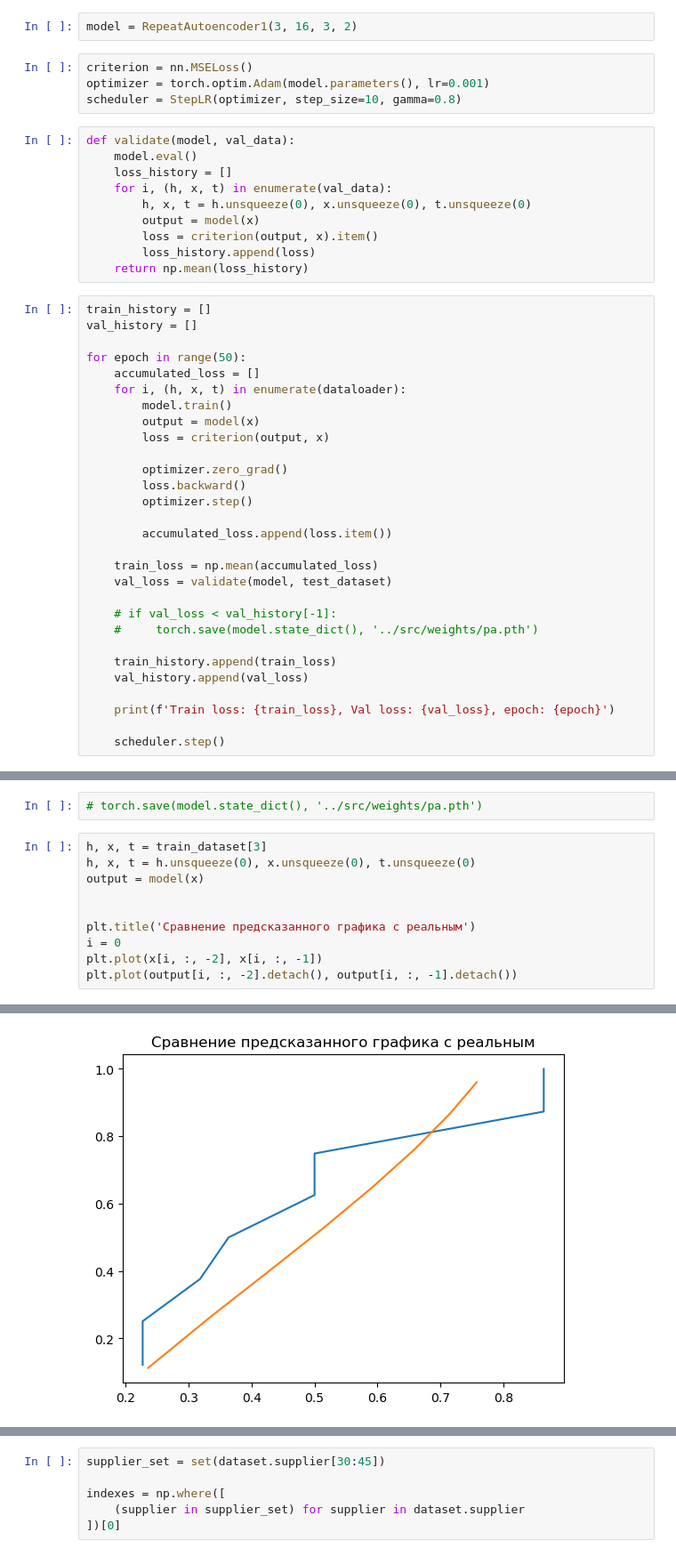
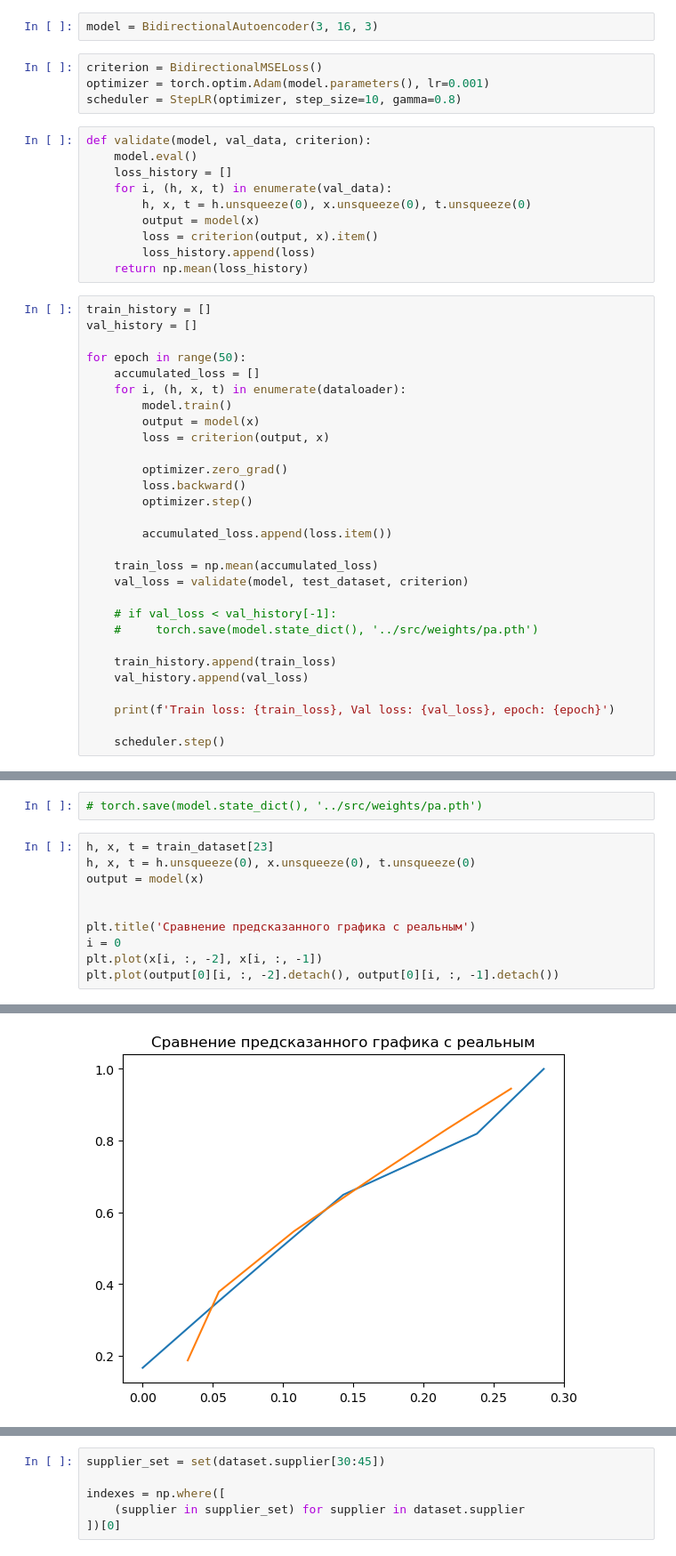
Before and after one commit to my-sas/Suppliers-time-series-analysis, a Jupyter notebook: notebooks/LSTM.ipynb, the cells around one changed output, grey strips where cells are left out. Shown at 89% size. Drawn from its saved outputs; the diff is of its cells as text.

```diff
--- a/notebooks/LSTM.ipynb
+++ b/notebooks/LSTM.ipynb
@@ -38,13 +39,13 @@ sampler = SequenceLengthSampler(lengths, bucket_boundaries, batch_size=16)
 
 dataloader = DataLoader(train_dataset, collate_fn=pad_collate, batch_sampler=sampler)
 # %%
-model = RepeatAutoencoder1(3, 16, 3, 2)
+model = BidirectionalAutoencoder(3, 16, 3)
 # %%
-criterion = nn.MSELoss()
+criterion = BidirectionalMSELoss()
 optimizer = torch.optim.Adam(model.parameters(), lr=0.001)
 scheduler = StepLR(optimizer, step_size=10, gamma=0.8)
 # %%
-def validate(model, val_data):
+def validate(model, val_data, criterion):
     model.eval()
     loss_history = []
     for i, (h, x, t) in enumerate(val_data):
@@ -71,7 +72,7 @@ for epoch in range(50):
         accumulated_loss.append(loss.item())
 
     train_loss = np.mean(accumulated_loss)
-    val_loss = validate(model, test_dataset)
+    val_loss = validate(model, test_dataset, criterion)
 
     # if val_loss < val_history[-1]:
     #     torch.save(model.state_dict(), '../src/weights/pa.pth')
@@ -109,18 +118,18 @@ plt.plot(val_history)
 # %%
 # torch.save(model.state_dict(), '../src/weights/pa.pth')
 # %%
-h, x, t = train_dataset[3]
+h, x, t = train_dataset[23]
 h, x, t = h.unsqueeze(0), x.unsqueeze(0), t.unsqueeze(0)
 output = model(x)
 
 
 plt.title('Сравнение предсказанного графика с реальным')
 i = 0
 plt.plot(x[i, :, -2], x[i, :, -1])
-plt.plot(output[i, :, -2].detach(), output[i, :, -1].detach())
+plt.plot(output[0][i, :, -2].detach(), output[0][i, :, -1].detach())
 # %% [output]
 [<matplotlib.lines.Line2D at 0x...>]
-[figure, old version]
+[figure, new version]
 # %%
 plt.title('Сравнение предсказанных фичей с реальныит по от')
 i = 0
```
Also changed, not shown: parts of 8 cells of this notebook, 11 other files.
